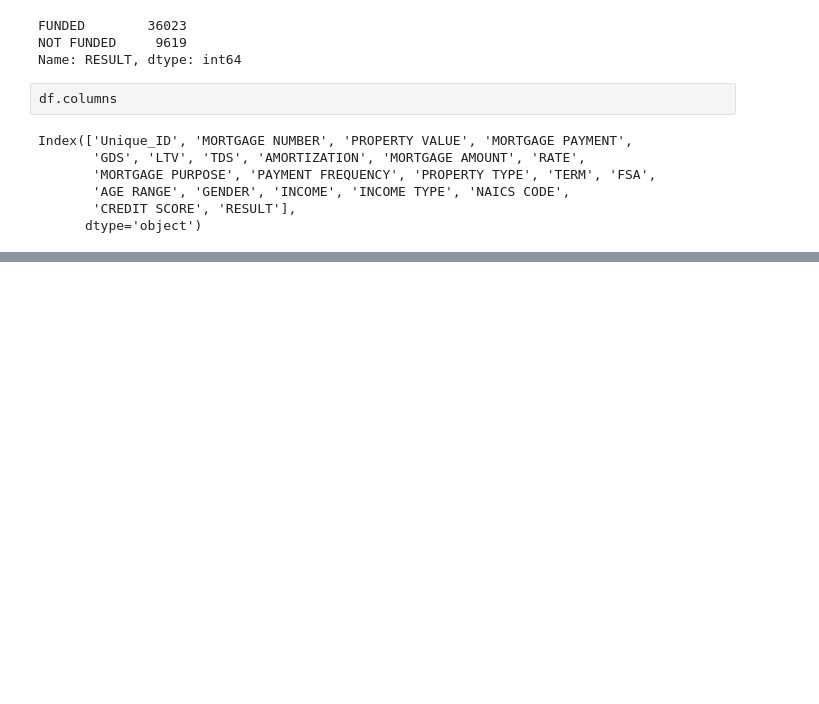
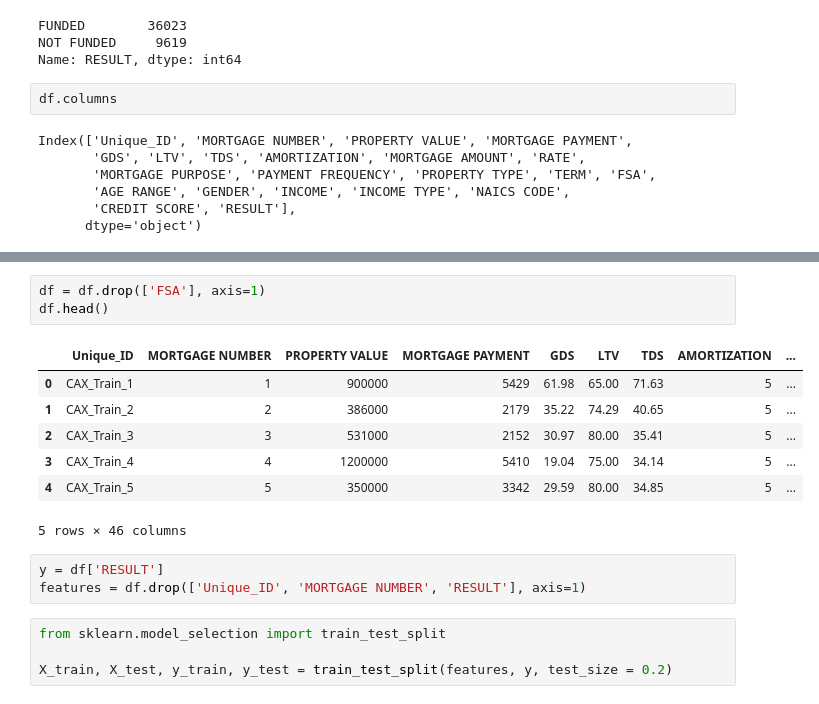
Before and after one commit to maks-p/cax_mortgage, a Jupyter notebook: data_scrub_eda.ipynb, the cells around one changed output, grey strips where cells are left out. Drawn from its saved outputs; the diff is of its cells as text; blank space fills up the shorter version.

```diff
--- a/data_scrub_eda.ipynb
+++ b/data_scrub_eda.ipynb
@@ -31,0 +227,18 @@ Index(['Unique_ID', 'MORTGAGE NUMBER', 'PROPERTY VALUE', 'MORTGAGE PAYMENT',
+# %%
+df = df.drop(['FSA'], axis=1)
+df.head()
+# %% [output]
+|  | Unique_ID | MORTGAGE NUMBER | PROPERTY VALUE | MORTGAGE PAYMENT | GDS | LTV | TDS | AMORTIZATION | ... |
+| 0 | CAX_Train_1 | 1 | 900000 | 5429 | 61.98 | 65.00 | 71.63 | 5 | ... |
+| 1 | CAX_Train_2 | 2 | 386000 | 2179 | 35.22 | 74.29 | 40.65 | 5 | ... |
+| 2 | CAX_Train_3 | 3 | 531000 | 2152 | 30.97 | 80.00 | 35.41 | 5 | ... |
+| 3 | CAX_Train_4 | 4 | 1200000 | 5410 | 19.04 | 75.00 | 34.14 | 5 | ... |
+| 4 | CAX_Train_5 | 5 | 350000 | 3342 | 29.59 | 80.00 | 34.85 | 5 | ... |
+5 rows × 46 columns
+# %%
+y = df['RESULT']
+features = df.drop(['Unique_ID', 'MORTGAGE NUMBER', 'RESULT'], axis=1)
+# %%
+from sklearn.model_selection import train_test_split
+
+X_train, X_test, y_train, y_test = train_test_split(features, y, test_size = 0.2)
```
Also changed, not shown: parts of 29 cells of this notebook, 1 other file.
